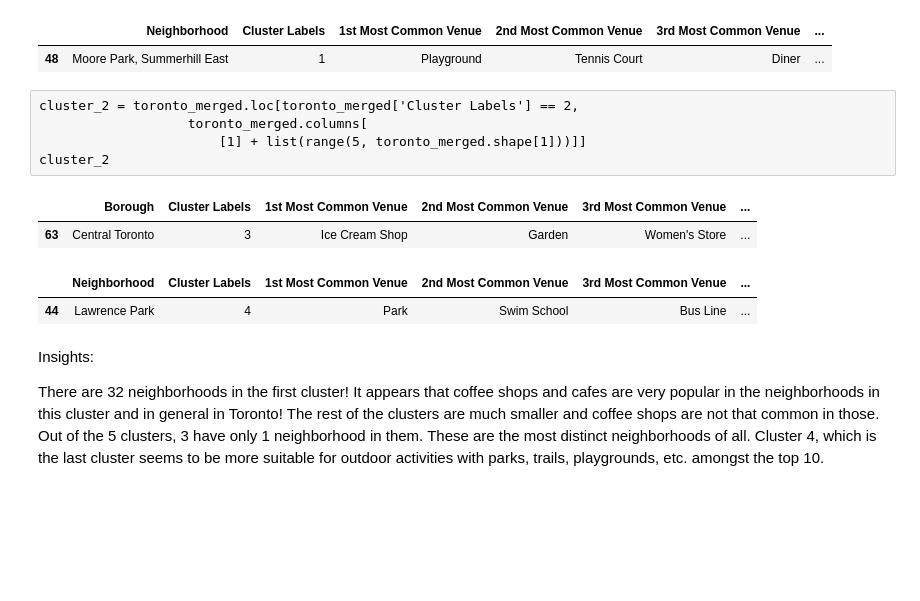
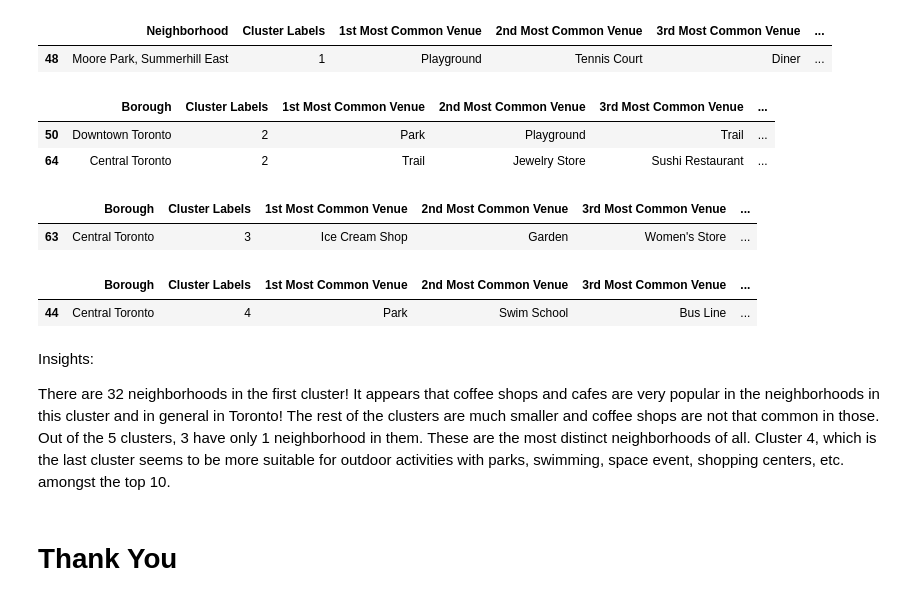
Before and after one commit to Mythiliph/Coursera_Capstone, a Jupyter notebook: clustering.ipynb, the cells around one changed output. Cells and saved outputs as stored; diff of their text form; code cells hidden in the pictures; blank space fills up the shorter version.

```diff
--- a/clustering.ipynb
+++ b/clustering.ipynb
@@ -543,11 +543,15 @@ cluster_1
 # %% [output]
 |  | Neighborhood | Cluster Labels | 1st Most Common Venue | 2nd Most Common Venue | 3rd Most Common Venue | ... |
 | 48 | Moore Park, Summerhill East | 1 | Playground | Tennis Court | Diner | ... |
-# %% [raw]
-cluster_2 = toronto_merged.loc[toronto_merged['Cluster Labels'] == 2,
-                   toronto_merged.columns[
-                       [1] + list(range(5, toronto_merged.shape[1]))]]
-cluster_2
+# %%
+cluster_2 = toronto_merged.loc[toronto_merged['Cluster Labels'] == 2,
+                   toronto_merged.columns[
+                       [1] + list(range(5, toronto_merged.shape[1]))]]
+cluster_2
+# %% [output]
+|  | Borough | Cluster Labels | 1st Most Common Venue | 2nd Most Common Venue | 3rd Most Common Venue | ... |
+| 50 | Downtown Toronto | 2 | Park | Playground | Trail | ... |
+| 64 | Central Toronto | 2 | Trail | Jewelry Store | Sushi Restaurant | ... |
 # %%
 cluster_3 =toronto_merged.loc[toronto_merged['Cluster Labels'] == 3,
                    toronto_merged.columns[
@@ -559,15 +563,17 @@ cluster_3
 # %%
 cluster_4 = toronto_merged.loc[toronto_merged['Cluster Labels'] == 4,
                    toronto_merged.columns[
-                       [2] + list(range(5, toronto_merged.shape[1]))]]
+                       [1] + list(range(5, toronto_merged.shape[1]))]]
 cluster_4
 # %% [output]
-|  | Neighborhood | Cluster Labels | 1st Most Common Venue | 2nd Most Common Venue | 3rd Most Common Venue | ... |
-| 44 | Lawrence Park | 4 | Park | Swim School | Bus Line | ... |
+|  | Borough | Cluster Labels | 1st Most Common Venue | 2nd Most Common Venue | 3rd Most Common Venue | ... |
+| 44 | Central Toronto | 4 | Park | Swim School | Bus Line | ... |
 # %% [markdown]
 Insights:
 
 There are 32 neighborhoods in the first cluster! It appears that coffee shops and cafes are very popular in the neighborhoods in this cluster and in general in Toronto!
 The rest of the clusters are much smaller and coffee shops are not that common in those.
 Out of the 5 clusters, 3 have only 1 neighborhood in them. These are the most distinct neighborhoods of all.
-Cluster 4, which is the last cluster seems to be more suitable for outdoor activities with parks, trails, playgrounds, etc. amongst the top 10.
+Cluster 4, which is the last cluster seems to be more suitable for outdoor activities with parks, swimming, space event, shopping centers, etc. amongst the top 10.
+# %% [markdown]
+# Thank You
```
